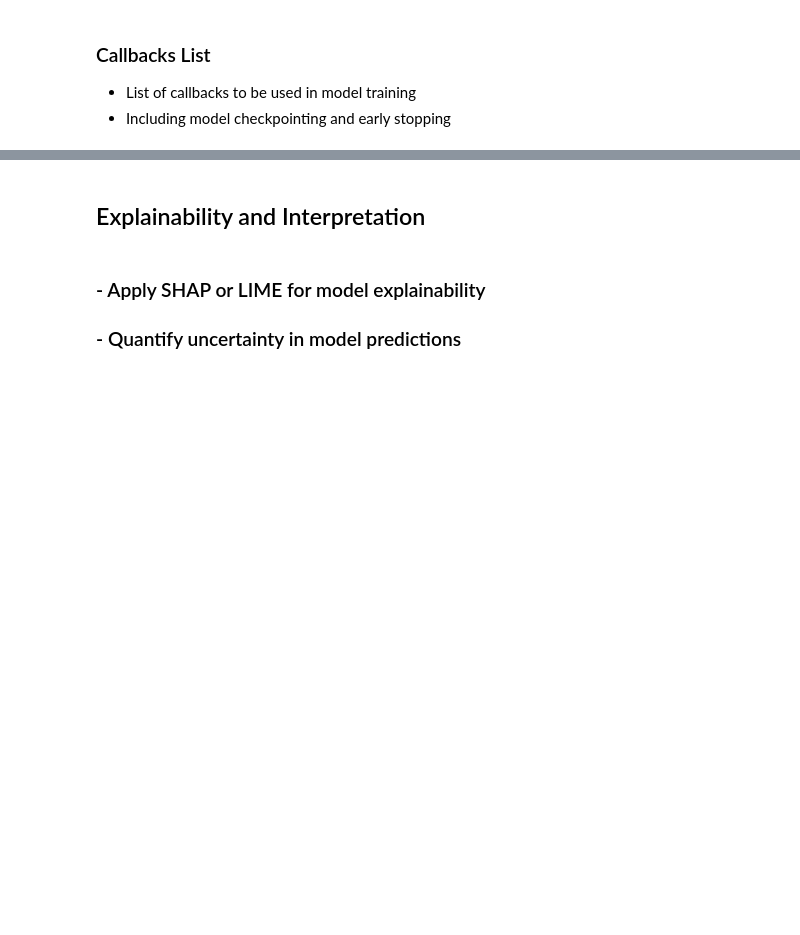
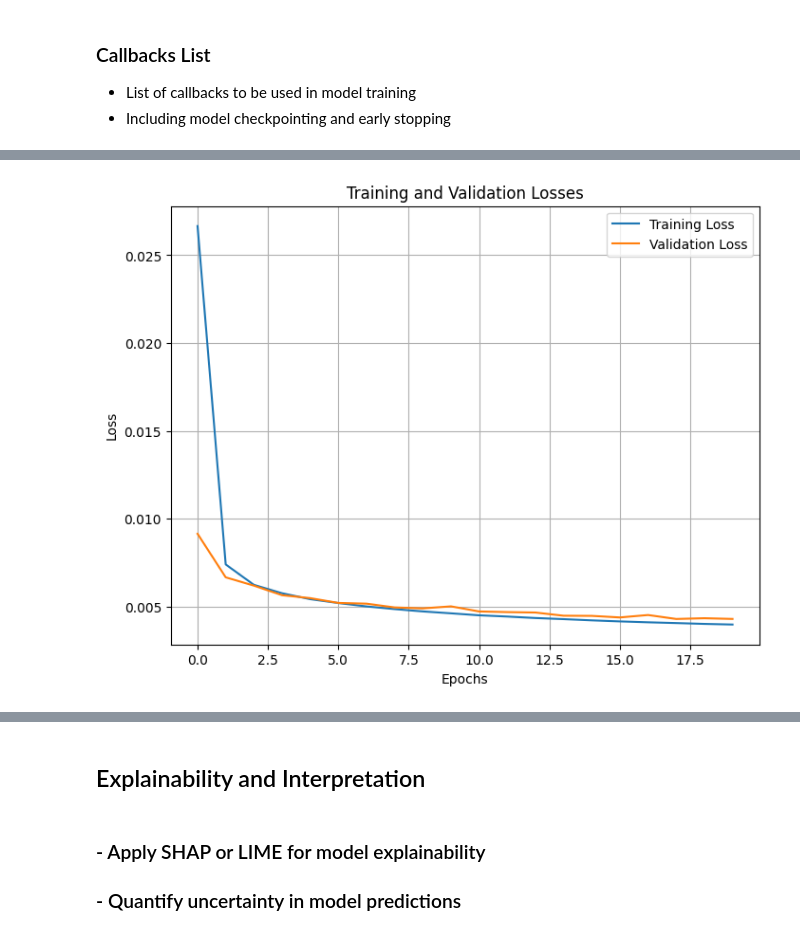
Before and after one commit to mdhabibi/Neural-Compression-with-Autoencoders, a Jupyter notebook: notebooks/Autoencoder_MNIST.ipynb, the cells around one changed output, grey strips where cells are left out. Cells and saved outputs as stored; diff of their text form; code cells hidden in the pictures; blank space fills up the shorter version.

Commit message:
Updated notebook and added the best model

```diff
--- a/notebooks/Autoencoder_MNIST.ipynb
+++ b/notebooks/Autoencoder_MNIST.ipynb
@@ -306,7 +311,7 @@ autoencoder.summary()
 *   This ensures that we always save the model in its best-performing state on the validation data
 # %%
 model_checkpoint = ModelCheckpoint(
-    filepath='best_model_Autoencoder.h5',
+    filepath='/Volumes/D/GitHub-Portfolio/CompressNetMNIST/models/best_model_Autoencoder.keras',
     monitor='val_loss',
     save_best_only=True,
     verbose=1,
@@ -326,6 +335,14 @@ early_stopping = EarlyStopping(
+# %%
+reduce_lr = ReduceLROnPlateau(
+    monitor='val_loss',
+    factor=0.1,   # Multiplicative factor of learning rate reduction
+    patience=5,
+    min_lr=0.0001, # Lower bound on the learning rate
+    verbose=1
+)
 # %% [markdown]
 ### Callbacks List
 *   List of callbacks to be used in model training
 *   Including model checkpointing and early stopping
 # %%
-callbacks_list = [model_checkpoint, early_stopping]
+callbacks_list = [model_checkpoint, early_stopping, reduce_lr]
@@ -340,0 +349,10 @@ history = final_vae_model.fit(
+# %%
+# Training the Autoencoder
+history = autoencoder.fit(
+    x_train, x_train,
+    epochs=20,
+    batch_size=128,
+    shuffle=True,
+    validation_data=(x_test, x_test),
+    callbacks=callbacks_list
+)
@@ -346,0 +392,12 @@ history = final_vae_model.fit(
+# %%
+plt.figure(figsize=(8, 6))
+plt.plot(history.history['loss'], label='Training Loss')
+plt.plot(history.history['val_loss'], label='Validation Loss')
+plt.title('Training and Validation Losses')
+plt.xlabel('Epochs')
+plt.ylabel('Loss')
+plt.legend()
+plt.grid(True)
+plt.show()
+# %% [output]
+[figure, added]
```
Also changed, not shown: parts of 49 cells of this notebook, 4 other files.
